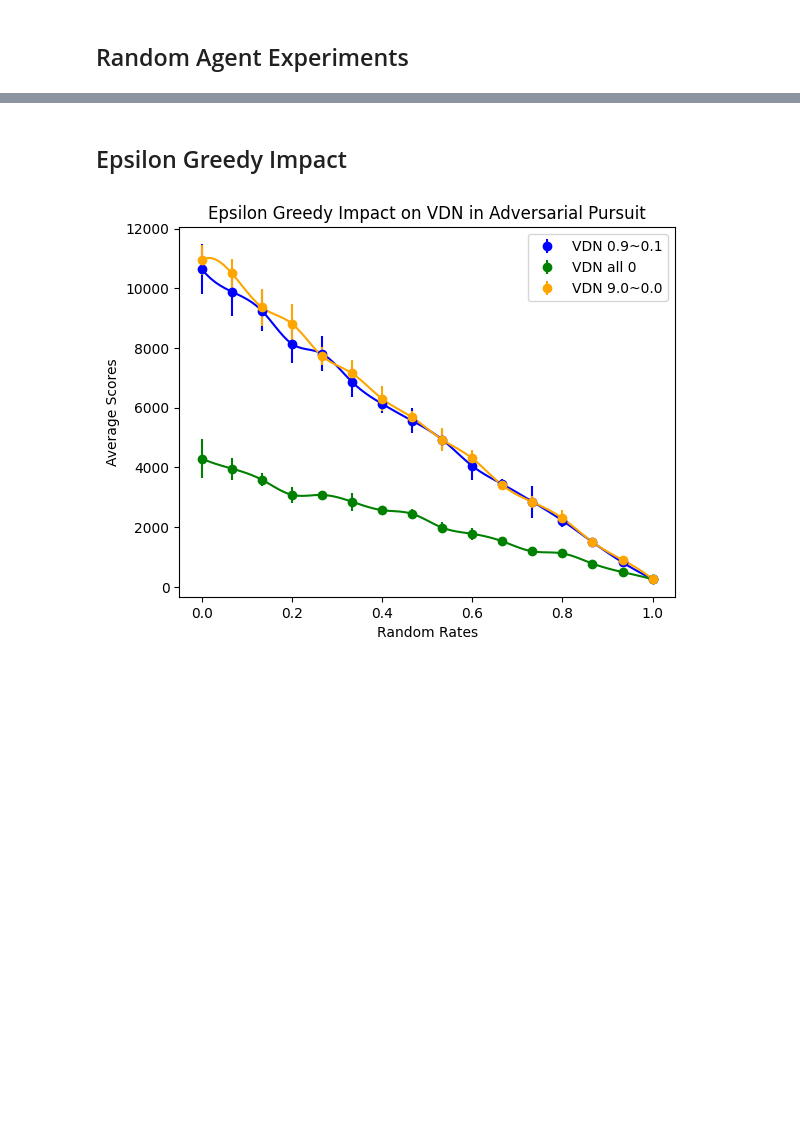
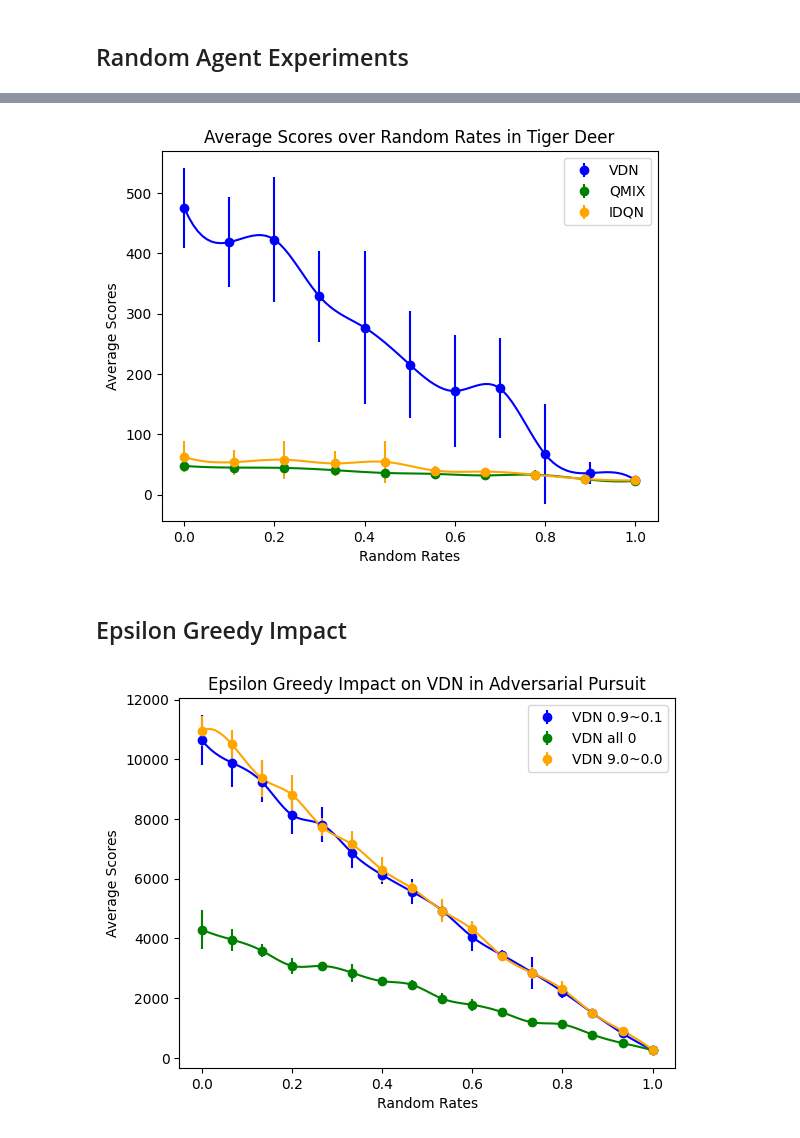
Before and after one commit to rainyuxuan/cmarl-resilience, a Jupyter notebook: notebooks/4-visualize.ipynb, the cells around one changed output, grey strips where cells are left out. Cells and saved outputs as stored; diff of their text form; code cells hidden in the pictures; blank space fills up the shorter version.

```diff
--- a/notebooks/4-visualize.ipynb
+++ b/notebooks/4-visualize.ipynb
@@ -202,3 +264,21 @@ plot_stacked_scores_over_random_rates(
+# %%
+plot_stacked_scores_over_random_rates(
+    {
+        'VDN': {
+            'scores': load_dict('vdn-tiger_deer-2024-12-11-rate_scores'),
+            'color': colors['vdn'],
+        },
+        'QMIX': {
+            'scores': load_dict('qmix-tiger_deer-2024-12-12-rate_scores'),
+            'color': colors['qmix'],
+        },
+        'IDQN': {
+            'scores': load_dict('idqn-tiger_deer-2024-12-12-rate_scores'),
+            'color': colors['idqn'],
+        }
+    }, title='Average Scores over Random Rates in Tiger Deer')
+# %% [output]
+[figure, added]
 # %% [markdown]
 ## Epsilon Greedy Impact
 # %%
```
Also changed, not shown: parts of 4 cells of this notebook, 4 other files.
